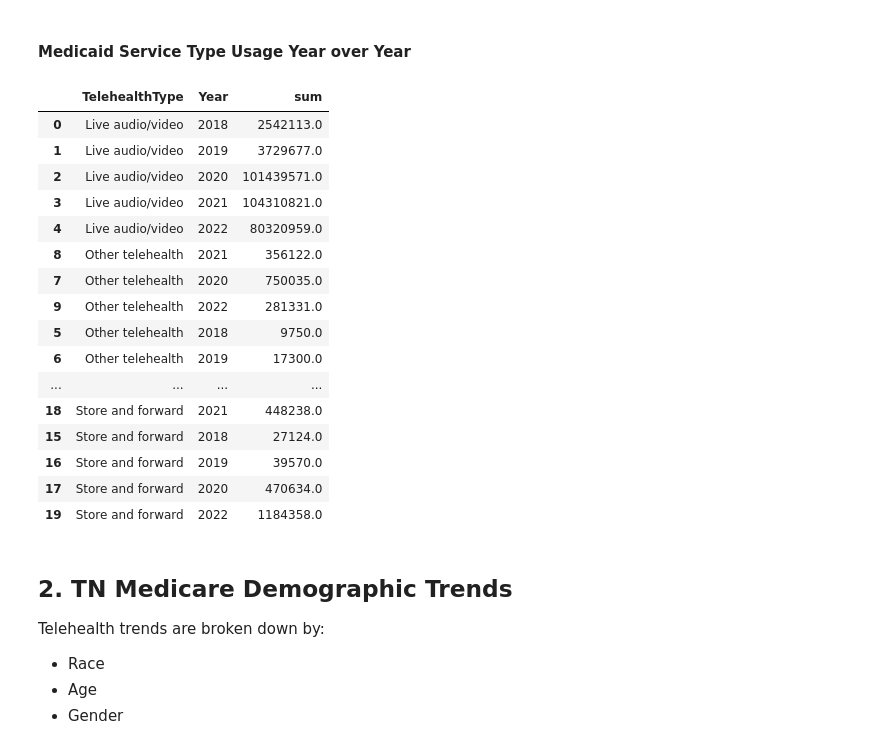
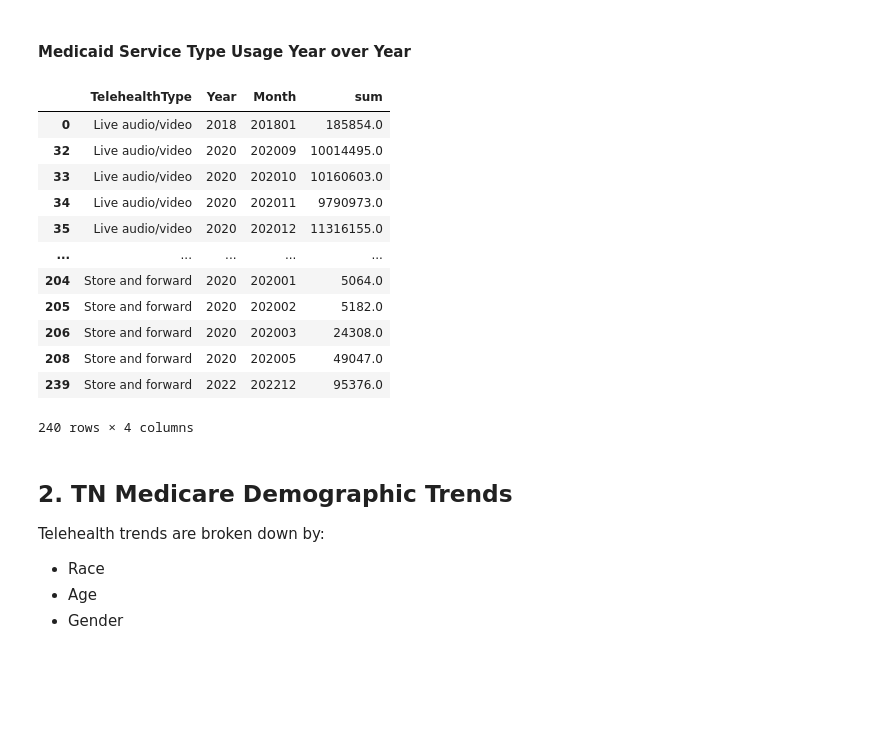
Before and after one commit to MQuarles2012/Telehealth_Analysis, a Jupyter notebook: Capstone Notebook.ipynb, the cells around one changed output. Cells and saved outputs as stored; diff of their text form; code cells hidden in the pictures; blank space fills up the shorter version.

```diff
--- a/Capstone Notebook.ipynb
+++ b/Capstone Notebook.ipynb
@@ -327,33 +328,29 @@ Text(0.5, 1.0, 'National % of Medicare Part B Telehealth Users by Year-Quarter')
 # %%
 #Looking at number of users by telehealth type (year over year trends)
 #Note these are national trends
 
-service_counts_by_type_by_year = medicaid_trends_df.groupby(['TelehealthType','Year'])['ServiceCount'].sum().reset_index(name='sum').sort_values(by='TelehealthType', ascending=True)
+service_counts_by_type_by_year = medicaid_trends_df.groupby(['TelehealthType','Year','Month'])['ServiceCount'].sum().reset_index(name='sum').sort_values(by='TelehealthType', ascending=True)
 service_counts_by_type_by_year
 #I saved this data as a csv so I can make a good chart in Excel,
 #service_counts_by_type_by_year.to_csv('service_counts_by_type_by_year.csv')
 
 
 #the excel chart reveals that live audio/video is by far the most used telehealth type
 #by filtering that value out we can also see upward trends for store & forward and remote patient monitoring
 # %% [output]
-|  | TelehealthType | Year | sum |
-| 0 | Live audio/video | 2018 | 2542113.0 |
-| 1 | Live audio/video | 2019 | 3729677.0 |
-| 2 | Live audio/video | 2020 | 101439571.0 |
-| 3 | Live audio/video | 2021 | 104310821.0 |
-| 4 | Live audio/video | 2022 | 80320959.0 |
-| 8 | Other telehealth | 2021 | 356122.0 |
-| 7 | Other telehealth | 2020 | 750035.0 |
-| 9 | Other telehealth | 2022 | 281331.0 |
-| 5 | Other telehealth | 2018 | 9750.0 |
-| 6 | Other telehealth | 2019 | 17300.0 |
-| ... | ... | ... | ... |
-| 18 | Store and forward | 2021 | 448238.0 |
-| 15 | Store and forward | 2018 | 27124.0 |
-| 16 | Store and forward | 2019 | 39570.0 |
-| 17 | Store and forward | 2020 | 470634.0 |
-| 19 | Store and forward | 2022 | 1184358.0 |
+|  | TelehealthType | Year | Month | sum |
+| 0 | Live audio/video | 2018 | 201801 | 185854.0 |
+| 32 | Live audio/video | 2020 | 202009 | 10014495.0 |
+| 33 | Live audio/video | 2020 | 202010 | 10160603.0 |
+| 34 | Live audio/video | 2020 | 202011 | 9790973.0 |
+| 35 | Live audio/video | 2020 | 202012 | 11316155.0 |
+| ... | ... | ... | ... | ... |
+| 204 | Store and forward | 2020 | 202001 | 5064.0 |
+| 205 | Store and forward | 2020 | 202002 | 5182.0 |
+| 206 | Store and forward | 2020 | 202003 | 24308.0 |
+| 208 | Store and forward | 2020 | 202005 | 49047.0 |
+| 239 | Store and forward | 2022 | 202212 | 95376.0 |
+240 rows × 4 columns
 # %% [markdown]
 ## 2. TN Medicare Demographic Trends
 Telehealth trends are broken down by:
```
Also changed, not shown: parts of 76 cells of this notebook, 2 other files.
